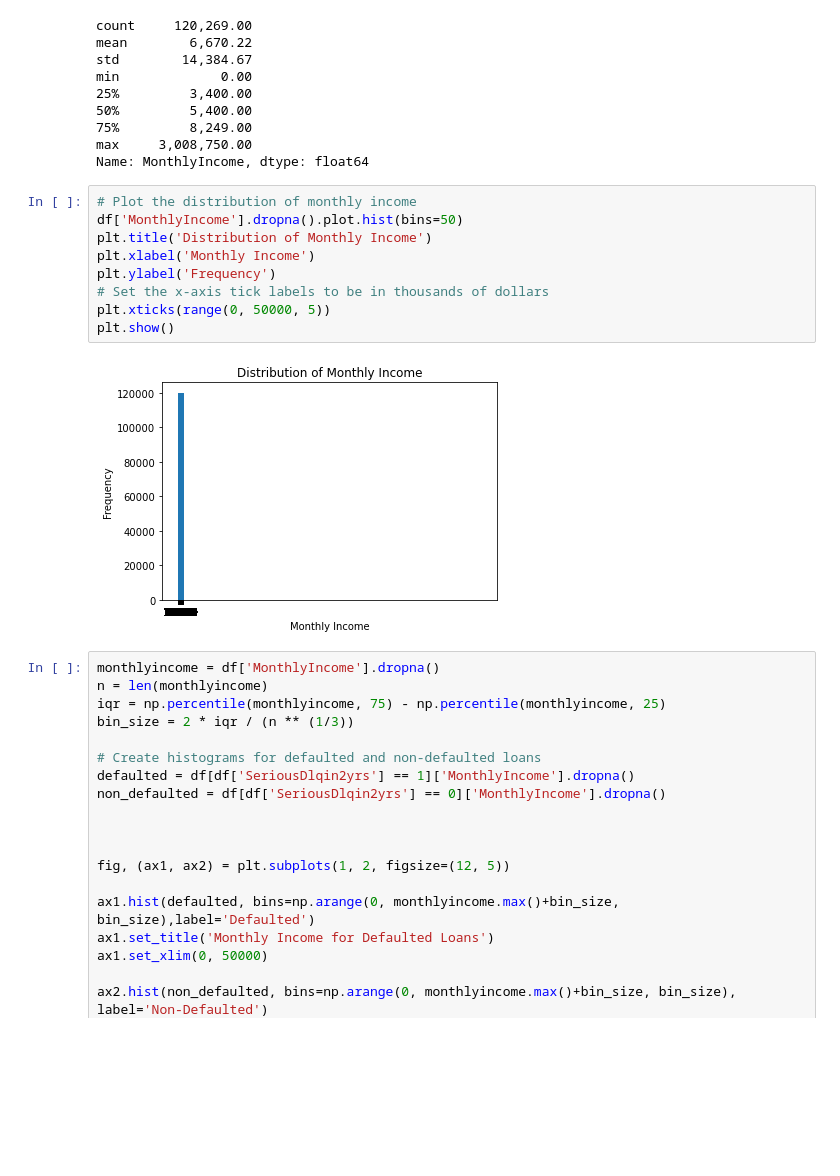
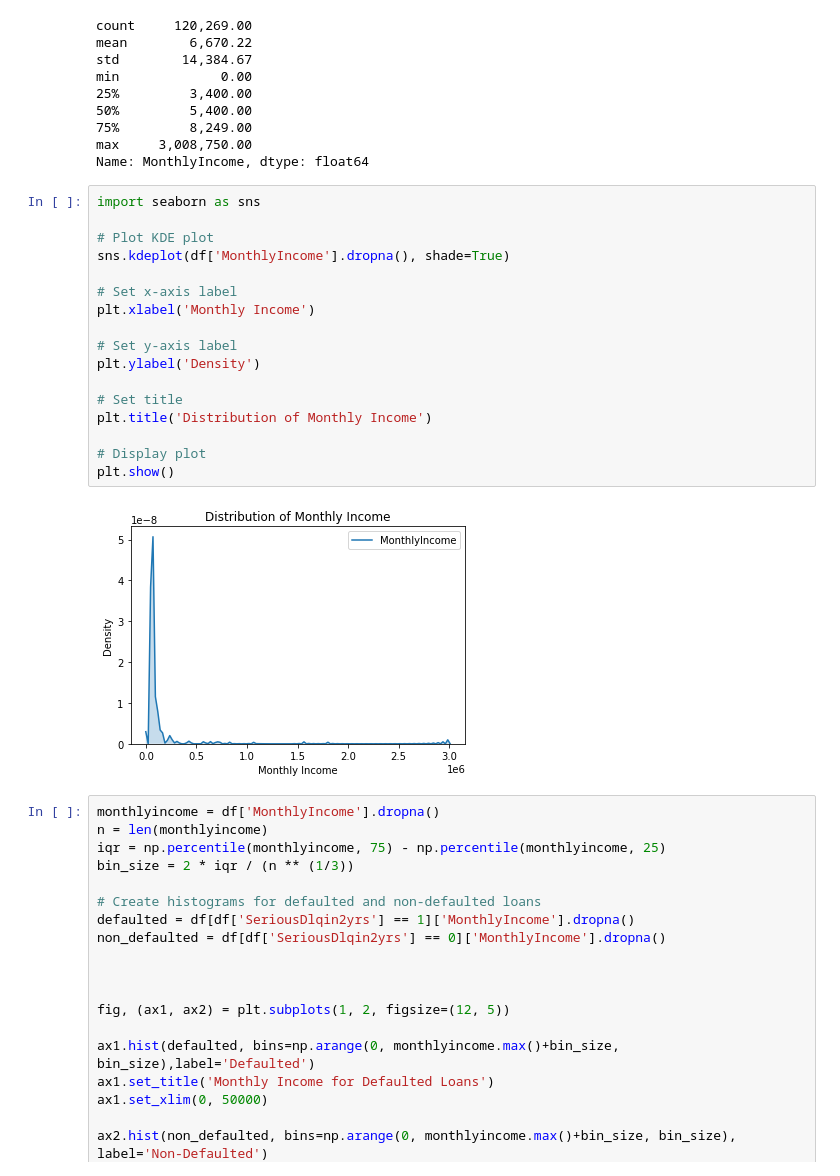
Before and after one commit to TianhuiHu/Data-Science-Project, a Jupyter notebook: GiveMeSomeCredit-Paidy/Give me some credits - EDA.ipynb, the cells around one changed output. Drawn from its saved outputs; the diff is of its cells as text; blank space fills up the shorter version.

```diff
--- a/GiveMeSomeCredit-Paidy/Give me some credits - EDA.ipynb
+++ b/GiveMeSomeCredit-Paidy/Give me some credits - EDA.ipynb
@@ -286,17 +253,25 @@ min             0.00
 75%         8,249.00
 max     3,008,750.00
 Name: MonthlyIncome, dtype: float64
-# %%
-# Plot the distribution of monthly income
-df['MonthlyIncome'].dropna().plot.hist(bins=50)
-plt.title('Distribution of Monthly Income')
-plt.xlabel('Monthly Income')
-plt.ylabel('Frequency')
-# Set the x-axis tick labels to be in thousands of dollars
-plt.xticks(range(0, 50000, 5))
-plt.show()
-# %% [output]
-[figure, removed]
+# %%
+import seaborn as sns
+
+# Plot KDE plot
+sns.kdeplot(df['MonthlyIncome'].dropna(), shade=True)
+
+# Set x-axis label
+plt.xlabel('Monthly Income')
+
+# Set y-axis label
+plt.ylabel('Density')
+
+# Set title
+plt.title('Distribution of Monthly Income')
+
+# Display plot
+plt.show()
+# %% [output]
+[figure, added]
 # %%
 monthlyincome = df['MonthlyIncome'].dropna()
 n = len(monthlyincome)
```
Also changed, not shown: parts of 18 cells of this notebook, 3 other files.
